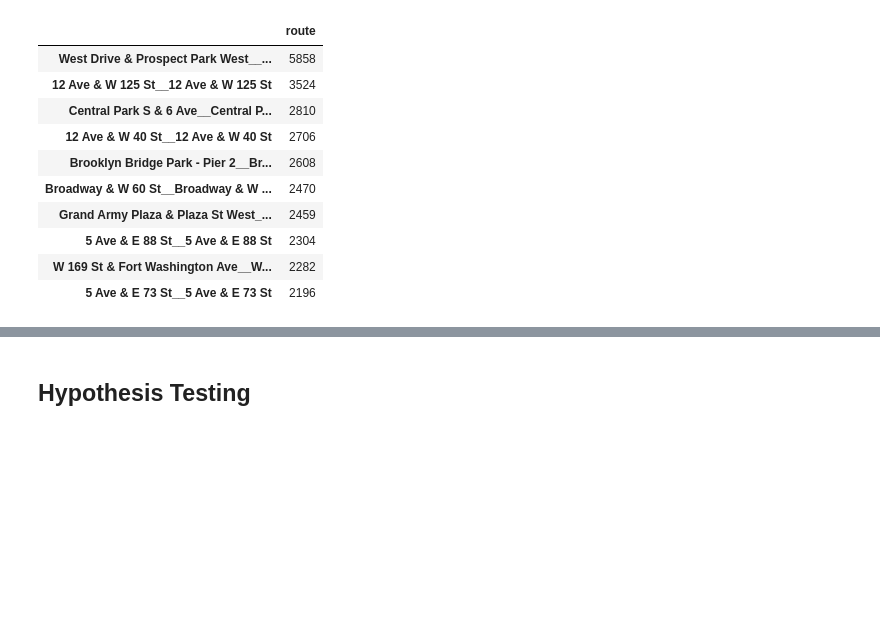
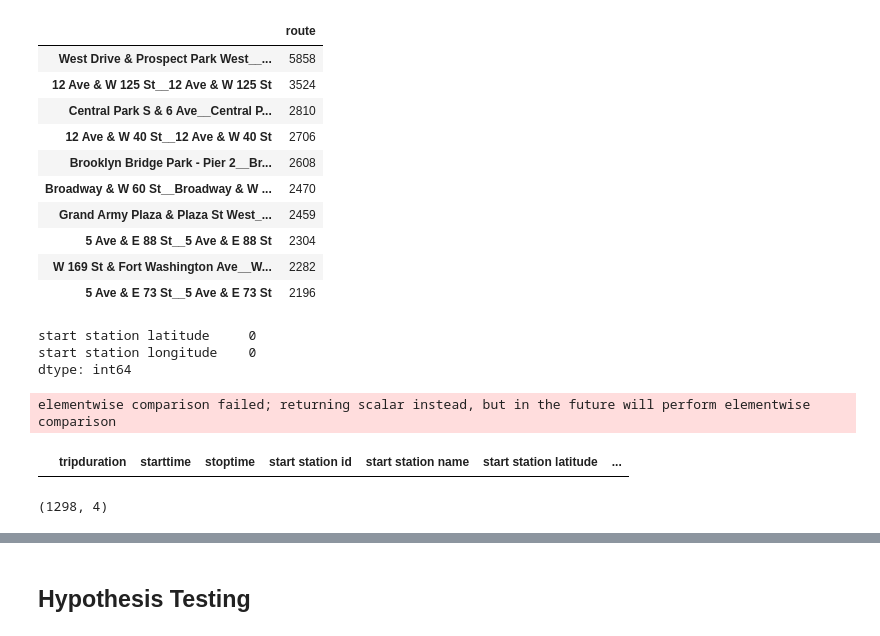
Before and after one commit to graceh3/citibike-analysis, a Jupyter notebook: Citibike - Statistical Analysis Project.ipynb, the cells around one changed output, grey strips where cells are left out. Saved outputs shown, nothing was run; the diff lists cells and outputs as text; code cells hidden in the pictures; blank space fills up the shorter version.

```diff
--- a/Citibike - Statistical Analysis Project.ipynb
+++ b/Citibike - Statistical Analysis Project.ipynb
@@ -686,3 +675,14 @@ df_popular_routes_2020.head(10)
 | 5 Ave & E 88 St__5 Ave & E 88 St | 2304 |
 | W 169 St & Fort Washington Ave__W... | 2282 |
 | 5 Ave & E 73 St__5 Ave & E 73 St | 2196 |
+# %%
+df_final[['start station latitude','start station longitude']].isna().sum()
+# %% [output]
+start station latitude     0
+start station longitude    0
+dtype: int64
+# %%
+df_final[df_final['start station longitude']==' ']
+# %% [output]
+elementwise comparison failed; returning scalar instead, but in the future will perform elementwise comparison
+|  | tripduration | starttime | stoptime | start station id | start station name | start station latitude | ... |
@@ -688,0 +691,4 @@ df_popular_routes_2020.head(10)
+# %%
+df_start_coord.shape
+# %% [output]
+(1298, 4)
```
Also changed, not shown: parts of 31 cells of this notebook, 1 other file.
